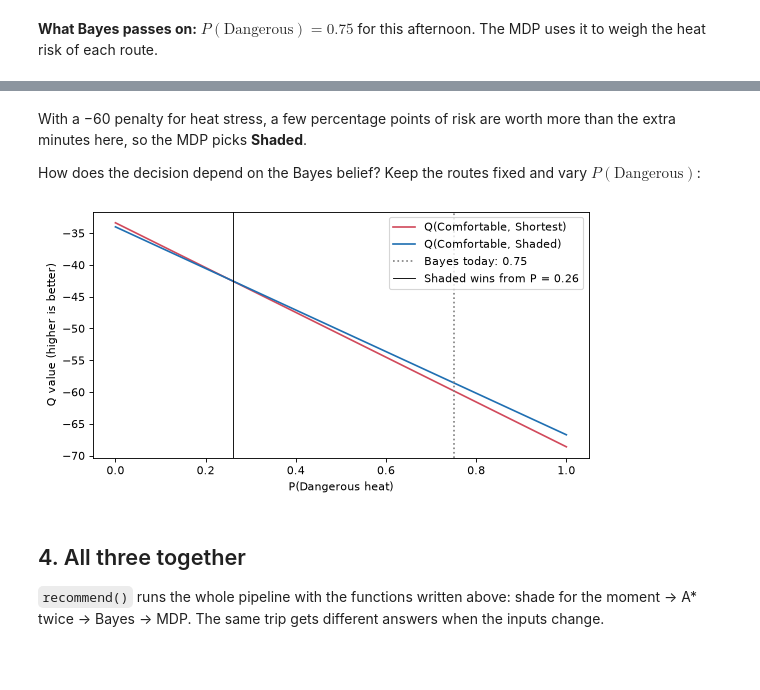
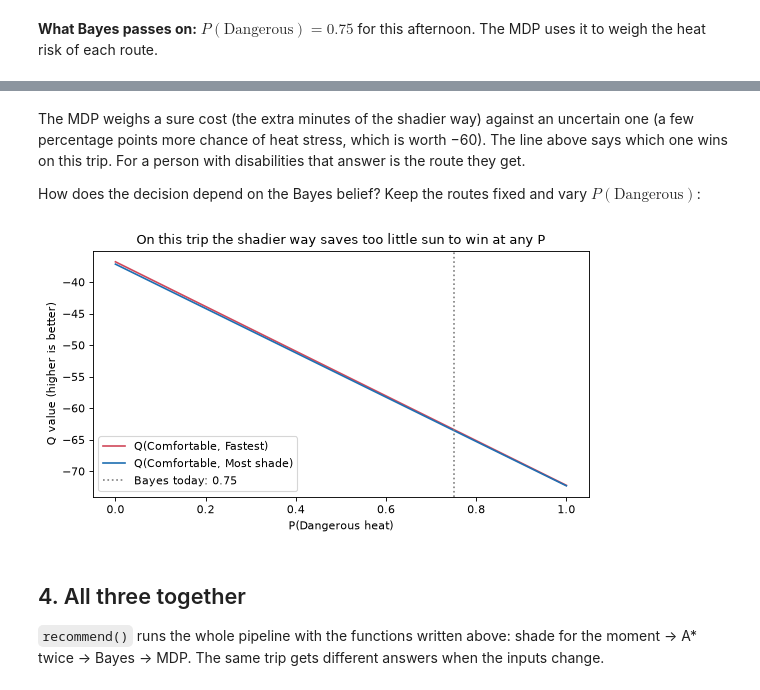
Before and after one commit to Akanov-Kanta/saya, a Jupyter notebook: SAYA_algorithms.ipynb, the cells around one changed output, grey strips where cells are left out. Saved outputs shown, nothing was run; the diff lists cells and outputs as text; code cells hidden in the pictures; blank space fills up the shorter version.

```diff
--- a/SAYA_algorithms.ipynb
+++ b/SAYA_algorithms.ipynb
@@ -326,7 +332,7 @@ With $w = 0$ the sunny street costs 200 and wins. With $w = 3$ each sunny metre
 for u, v in (("C", "D"), ("D", "C")):
     toy.edges[u, v, 0]["barrier_type"] = "broken_ramp"
 
-for key in ("wheelchair", "standard"):
+for key in ("disabled", "standard"):
     result = astar(toy, "A", "D", make_edge_cost(toy, config.PROFILES[key], 3))
     print(f"{config.PROFILES[key]['label']:<34} w = 3: {' -> '.join(result['path'])}")
 # %% [output]
@@ -339,8 +345,11 @@ The broken ramp is impassable for the wheelchair user, so A\* sends them back in
 # %%
-PROFILE = config.PROFILES["wheelchair"]
+PROFILE = config.PROFILES["disabled"]
 G = network.graph                                          # projected graph, sun_fraction for 16:00
-start, _ = area.nearest_node(*AITU)
-goal, _ = area.nearest_node(*MEGA)
+start_point = area.snap_to_entrance(*START, toward=END, profile_key="disabled")
+end_point = area.snap_to_entrance(*END, toward=START, profile_key="disabled")
+print("Goal:", end_point[2])                               # Nazarbayev University, main entrance
+start, _ = area.nearest_node(*start_point[:2])
+goal, _ = area.nearest_node(*end_point[:2])
 
 routes, results, table = {}, {}, {}
 for action, w in (("Shortest", config.SUN_WEIGHT["shortest"]), ("Shaded", config.SUN_WEIGHT["shaded"])):
@@ -359,4 +368,10 @@ extra_m = routes["Shaded"]["length_m"] - routes["Shortest"]["length_m"]
 less_sun = routes["Shortest"]["sun_m"] - routes["Shaded"]["sun_m"]
 print(f"The shaded route is {extra_m:+.0f} m and {routes['Shaded']['walk_min'] - routes['Shortest']['walk_min']:+.1f} min, "
       f"with {less_sun:.0f} m less walking in the sun.")
+
+# The way a person without disabilities would take, and the barriers on it
+direct = astar(G, start, goal, make_edge_cost(G, config.PROFILES["standard"], 0))
+on_direct = planner.barriers_on(G, direct["edges"])
+print(f"Direct way without disabilities: {route_stats(G, direct, config.PROFILES['standard'])['length_m']:.0f} m, "
+      f"barriers on it: {[b['name'] for b in on_direct]}")
 # %% [output]
@@ -391,15 +408,16 @@ def route_line(edges):
     return xs, ys
 
 fig, ax = plt.subplots(figsize=(8, 8), dpi=80)
-draw_base(ax, WHEN, title="A*: Shortest (red) and Shaded (blue), wheelchair user, 16:00")
+draw_base(ax, WHEN, title="A*: fastest (red) and most shade (blue) barrier-free routes, 16:00")
 area.edges.plot(ax=ax, color="#9aa0a6", linewidth=0.4)
+ax.plot(*route_line(direct["edges"]), color="#555", linestyle=":", linewidth=2.5, label="direct way, without disabilities")
 for action, colour, style in (("Shortest", "#d1495b", "-"), ("Shaded", "#1f6fb2", "--")):
     ax.plot(*route_line(results[action]["edges"]), color=colour, linestyle=style, linewidth=3.5,
-            label=f"{action}: {routes[action]['length_m']:.0f} m, {routes[action]['sun_share']:.0%} in sun")
+            label=f"{ {'Shortest': 'Fastest', 'Shaded': 'Most shade'}[action]}: {routes[action]['length_m']:.0f} m, {routes[action]['sun_share']:.0%} in sun")
 for b in area.barriers:
     p = planner.to_metres(b["lat"], b["lon"])
     ax.scatter(p.x, p.y, s=140, color="#f0932b", edgecolor="white", zorder=5)
-for (lat, lon), label in ((AITU, "AITU"), (MEGA, "Mega Silk Way")):
+for (lat, lon), label in ((start_point[:2], "QAIRU"), (end_point[:2], "NU main entrance")):
     p = planner.to_metres(lat, lon)
     ax.scatter(p.x, p.y, s=90, color="#264653", zorder=6)
     ax.annotate(label, (p.x, p.y), xytext=(8, 8), textcoords="offset points", fontsize=11, weight="bold")
@@ -449,7 +467,7 @@ def heat_posterior(prior, reading, likelihood=config.HEAT_LIKELIHOOD):
     return {"prior": prior, "reading": reading, "joint_dangerous": joint_dangerous,
             "joint_safe": joint_safe, "evidence": evidence, "posterior": joint_dangerous / evidence}
 # %%
-feels_like, source = weather.feels_like_at(WHEN, *AITU)   # saved in data/weather_cache.json
+feels_like, source = weather.feels_like_at(WHEN, *config.WEATHER_POINT)   # saved in data/weather_cache.json
 reading = reading_bucket(feels_like)
 belief = heat_posterior(prior_for_month(WHEN.month), reading)
 L = config.HEAT_LIKELIHOOD
@@ -564,24 +582,27 @@ The shaded route takes 1.3 min longer but lowers the chance of heat stress from
 # %% [markdown]
-With a −60 penalty for heat stress, a few percentage points of risk are worth more than the extra minutes here, so the MDP picks **Shaded**.
+The MDP weighs a sure cost (the extra minutes of the shadier way) against an uncertain one (a few percentage points more chance of heat stress, which is worth −60). The line above says which one wins on this trip. For a person with disabilities that answer is the route they get.
 
 How does the decision depend on the Bayes belief? Keep the routes fixed and vary $P(\text{Dangerous})$:
 # %%
 ps = [i / 100 for i in range(101)]
 q_short, q_shade = [], []
 for p in ps:
     q, _, _ = bellman_update(*build_mdp(routes, p, PROFILE["heat_vulnerability"]), V0)
     q_short.append(q["Comfortable", "Shortest"]); q_shade.append(q["Comfortable", "Shaded"])
-switch = next(p for p, a, b in zip(ps, q_short, q_shade) if b > a)
+switch = next((p for p, a, b in zip(ps, q_short, q_shade) if b > a), None)   # None: the shade never wins
 
 fig, ax = plt.subplots(figsize=(8, 4), dpi=80)
-ax.plot(ps, q_short, color="#d1495b", label="Q(Comfortable, Shortest)")
-ax.plot(ps, q_shade, color="#1f6fb2", label="Q(Comfortable, Shaded)")
+ax.plot(ps, q_short, color="#d1495b", label="Q(Comfortable, Fastest)")
+ax.plot(ps, q_shade, color="#1f6fb2", label="Q(Comfortable, Most shade)")
 ax.axvline(belief["posterior"], color="grey", linestyle=":", label=f"Bayes today: {belief['posterior']:.2f}")
-ax.axvline(switch, color="black", linewidth=0.8, label=f"Shaded wins from P = {switch:.2f}")
+if switch is not None:
+    ax.axvline(switch, color="black", linewidth=0.8, label=f"Most shade wins from P = {switch:.2f}")
+else:
+    ax.set_title("On this trip the shadier way saves too little sun to win at any P")
 ax.set_xlabel("P(Dangerous heat)"); ax.set_ylabel("Q value (higher is better)"); ax.legend()
 plt.show()
 # %% [output]
-[figure, old version]
+[figure, new version]
 # %% [markdown]
 ## 4. All three together
 
```
Also changed, not shown: parts of 21 cells of this notebook, 18 other files.
